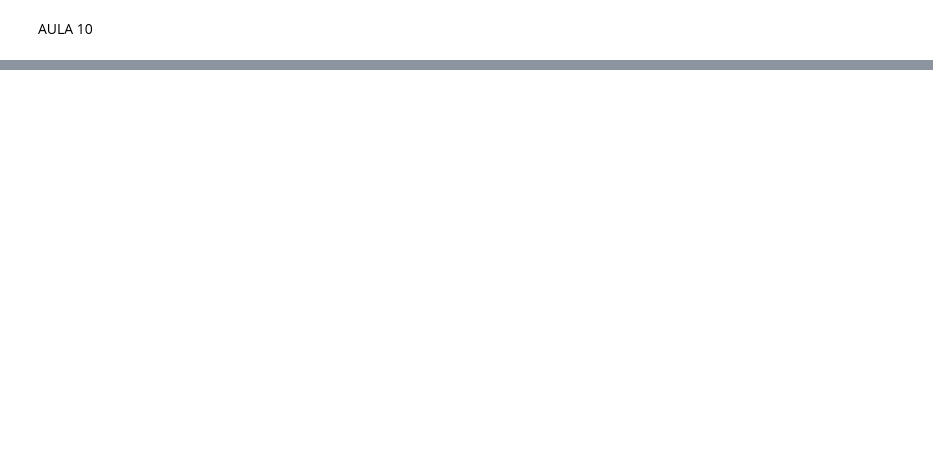
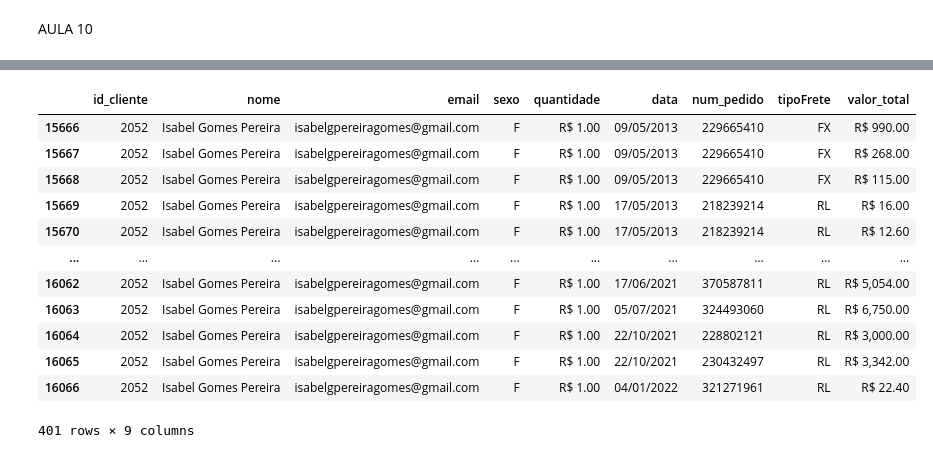
Before and after one commit to diegovergacas/senacPython, a Jupyter notebook: aula_9_10.ipynb, the cells around one changed output, grey strips where cells are left out. Drawn from its saved outputs; the diff is of its cells as text; code cells hidden in the pictures; blank space fills up the shorter version.

```diff
--- a/aula_9_10.ipynb
+++ b/aula_9_10.ipynb
@@ -81,0 +255,18 @@ Name: nome, Length: 4980, dtype: int64
+# %%
+#filtrando dados de um dataFrame
+selecao = dataAnalize[dataAnalize['nome'] == 'Isabel Gomes Pereira']
+display(selecao)
+# %% [output]
+|  | id_cliente | nome | email | sexo | quantidade | data | num_pedido | tipoFrete | valor_total |
+| 15666 | 2052 | Isabel Gomes Pereira | isabelgpereiragomes@gmail.com | F | R$ 1.00 | 09/05/2013 | 229665410 | FX | R$ 990.00 |
+| 15667 | 2052 | Isabel Gomes Pereira | isabelgpereiragomes@gmail.com | F | R$ 1.00 | 09/05/2013 | 229665410 | FX | R$ 268.00 |
+| 15668 | 2052 | Isabel Gomes Pereira | isabelgpereiragomes@gmail.com | F | R$ 1.00 | 09/05/2013 | 229665410 | FX | R$ 115.00 |
+| 15669 | 2052 | Isabel Gomes Pereira | isabelgpereiragomes@gmail.com | F | R$ 1.00 | 17/05/2013 | 218239214 | RL | R$ 16.00 |
+| 15670 | 2052 | Isabel Gomes Pereira | isabelgpereiragomes@gmail.com | F | R$ 1.00 | 17/05/2013 | 218239214 | RL | R$ 12.60 |
+| ... | ... | ... | ... | ... | ... | ... | ... | ... | ... |
+| 16062 | 2052 | Isabel Gomes Pereira | isabelgpereiragomes@gmail.com | F | R$ 1.00 | 17/06/2021 | 370587811 | RL | R$ 5,054.00 |
+| 16063 | 2052 | Isabel Gomes Pereira | isabelgpereiragomes@gmail.com | F | R$ 1.00 | 05/07/2021 | 324493060 | RL | R$ 6,750.00 |
+| 16064 | 2052 | Isabel Gomes Pereira | isabelgpereiragomes@gmail.com | F | R$ 1.00 | 22/10/2021 | 228802121 | RL | R$ 3,000.00 |
+| 16065 | 2052 | Isabel Gomes Pereira | isabelgpereiragomes@gmail.com | F | R$ 1.00 | 22/10/2021 | 230432497 | RL | R$ 3,342.00 |
+| 16066 | 2052 | Isabel Gomes Pereira | isabelgpereiragomes@gmail.com | F | R$ 1.00 | 04/01/2022 | 321271961 | RL | R$ 22.40 |
+401 rows × 9 columns
```
Also changed, not shown: parts of 14 cells of this notebook, 1 other file.
